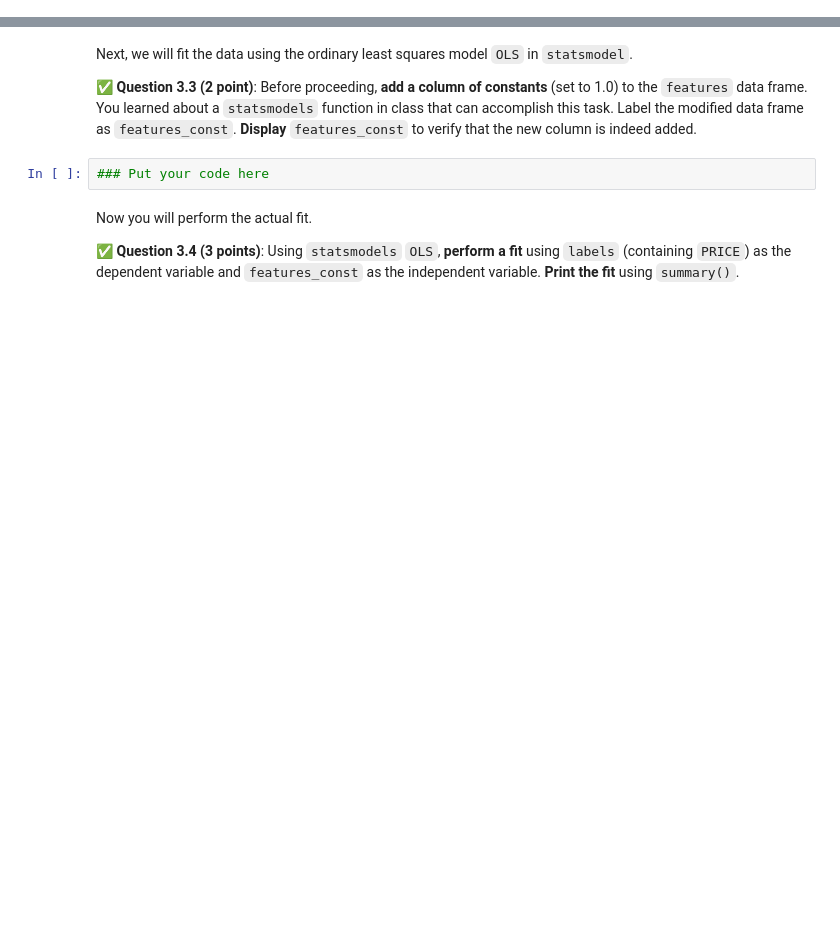
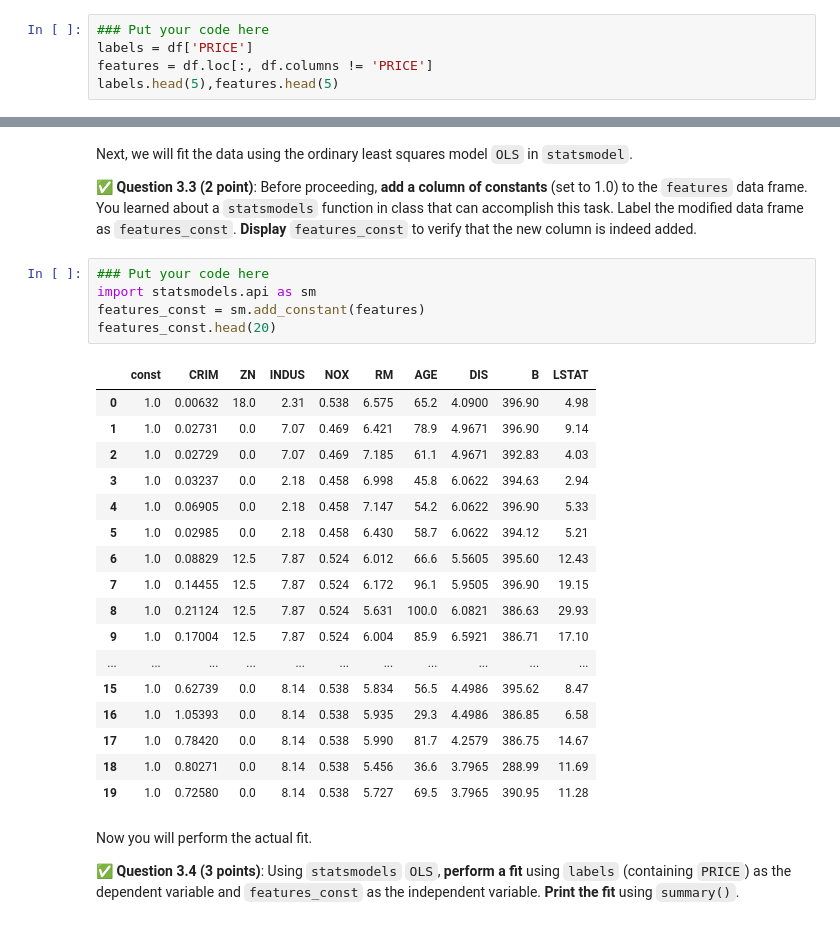
Before and after one commit to Brendanhhh/cmse202-s24-turnin, a Jupyter notebook: final/CMSE202-Final-Section001-STUDENT.ipynb, the cells around one changed output, grey strips where cells are left out. Cells and saved outputs as stored; diff of their text form; blank space fills up the shorter version.

```diff
--- a/final/CMSE202-Final-Section001-STUDENT.ipynb
+++ b/final/CMSE202-Final-Section001-STUDENT.ipynb
@@ -212,0 +231,5 @@ You will be trying to predict `PRICE` using linear regression using the features
+# %%
+### Put your code here
+labels = df['PRICE']
+features = df.loc[:, df.columns != 'PRICE']
+labels.head(5),features.head(5)
@@ -216,6 +252,27 @@ Next, we will fit the data using the ordinary least squares model `OLS` in `stat
 &#9989; **Question 3.3 (2 point)**: Before proceeding, **add a column of constants** (set to 1.0) to the `features` data frame. You learned about a `statsmodels` function in class that can accomplish this task. Label the modified data frame as `features_const`. **Display** `features_const` to verify that the new column is indeed added.
 # %%
 ### Put your code here
+import statsmodels.api as sm
+features_const = sm.add_constant(features)
+features_const.head(20)
+# %% [output]
+|  | const | CRIM | ZN | INDUS | NOX | RM | AGE | DIS | B | LSTAT |
+| 0 | 1.0 | 0.00632 | 18.0 | 2.31 | 0.538 | 6.575 | 65.2 | 4.0900 | 396.90 | 4.98 |
+| 1 | 1.0 | 0.02731 | 0.0 | 7.07 | 0.469 | 6.421 | 78.9 | 4.9671 | 396.90 | 9.14 |
+| 2 | 1.0 | 0.02729 | 0.0 | 7.07 | 0.469 | 7.185 | 61.1 | 4.9671 | 392.83 | 4.03 |
+| 3 | 1.0 | 0.03237 | 0.0 | 2.18 | 0.458 | 6.998 | 45.8 | 6.0622 | 394.63 | 2.94 |
+| 4 | 1.0 | 0.06905 | 0.0 | 2.18 | 0.458 | 7.147 | 54.2 | 6.0622 | 396.90 | 5.33 |
+| 5 | 1.0 | 0.02985 | 0.0 | 2.18 | 0.458 | 6.430 | 58.7 | 6.0622 | 394.12 | 5.21 |
+| 6 | 1.0 | 0.08829 | 12.5 | 7.87 | 0.524 | 6.012 | 66.6 | 5.5605 | 395.60 | 12.43 |
+| 7 | 1.0 | 0.14455 | 12.5 | 7.87 | 0.524 | 6.172 | 96.1 | 5.9505 | 396.90 | 19.15 |
+| 8 | 1.0 | 0.21124 | 12.5 | 7.87 | 0.524 | 5.631 | 100.0 | 6.0821 | 386.63 | 29.93 |
+| 9 | 1.0 | 0.17004 | 12.5 | 7.87 | 0.524 | 6.004 | 85.9 | 6.5921 | 386.71 | 17.10 |
+| ... | ... | ... | ... | ... | ... | ... | ... | ... | ... | ... |
+| 15 | 1.0 | 0.62739 | 0.0 | 8.14 | 0.538 | 5.834 | 56.5 | 4.4986 | 395.62 | 8.47 |
+| 16 | 1.0 | 1.05393 | 0.0 | 8.14 | 0.538 | 5.935 | 29.3 | 4.4986 | 386.85 | 6.58 |
+| 17 | 1.0 | 0.78420 | 0.0 | 8.14 | 0.538 | 5.990 | 81.7 | 4.2579 | 386.75 | 14.67 |
+| 18 | 1.0 | 0.80271 | 0.0 | 8.14 | 0.538 | 5.456 | 36.6 | 3.7965 | 288.99 | 11.69 |
+| 19 | 1.0 | 0.72580 | 0.0 | 8.14 | 0.538 | 5.727 | 69.5 | 3.7965 | 390.95 | 11.28 |
 # %% [markdown]
 Now you will perform the actual fit.
 
```
Also changed, not shown: parts of 11 cells of this notebook, 1 other file.
